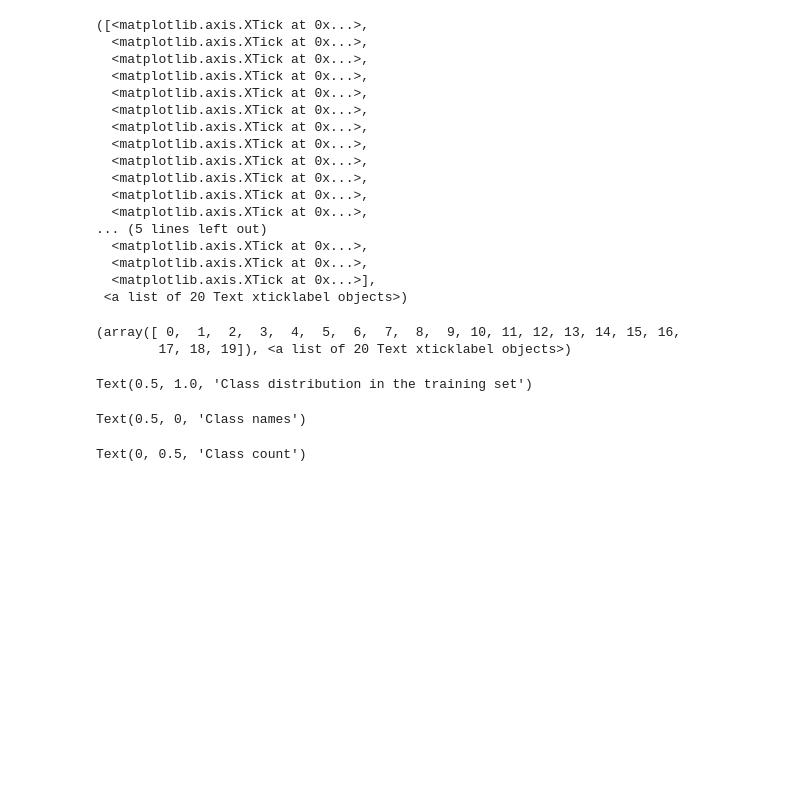
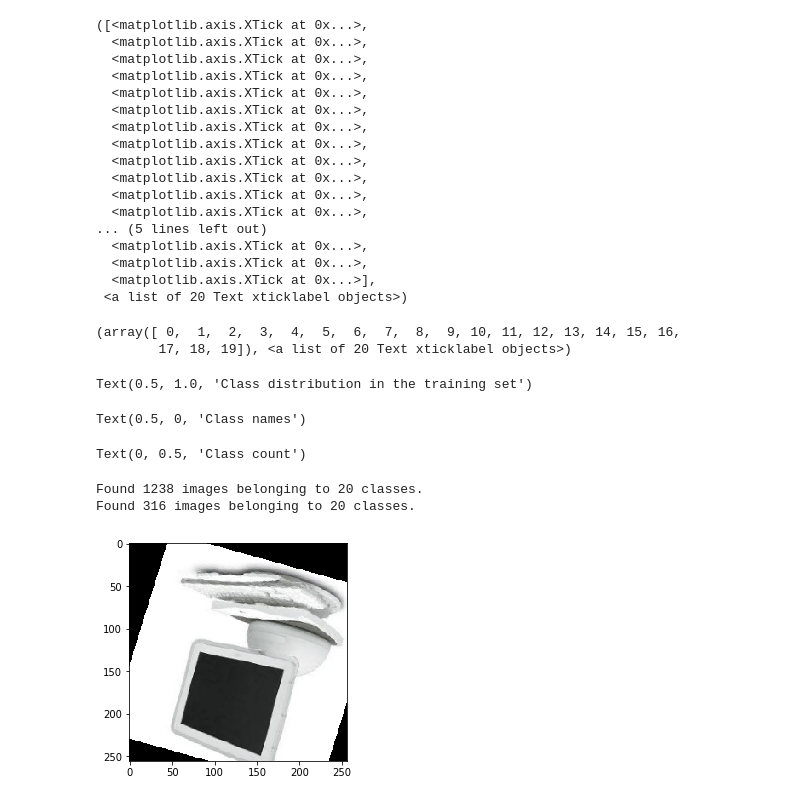
Before and after one commit to tangtang95/homework_1_anndl, a Jupyter notebook: notebooks/data_exploration.ipynb, the cells around one changed output. Saved outputs shown, nothing was run; the diff lists cells and outputs as text; code cells hidden in the pictures; blank space fills up the shorter version.

Commit message:
Refactor seed

```diff
--- a/notebooks/data_exploration.ipynb
+++ b/notebooks/data_exploration.ipynb
@@ -161,3 +161,48 @@ plt.show()
 Text(0.5, 1.0, 'Class distribution in the training set')
 Text(0.5, 0, 'Class names')
 Text(0, 0.5, 'Class count')
+# %%
+
+from src.data_management.data_reader import *
+from src.training.training_with_callbacks import *
+from src.model.models import INCRES
+import os
+import tensorflow as tf
+
+#%%
+
+tf.random.set_seed(get_seed())
+
+root_path = os.getcwd()
+root_path = os.path.join(root_path, "..")
+num_classes = 20
+
+# Reading the data
+bs=32
+img_h = 256
+img_w = 256
+train_dataset, valid_dataset, train_gen, valid_gen = read_training_data(root_path, bs=bs, img_h=img_h,
+                                                                        img_w=img_w, to_rescale=True)
+
+import matplotlib.pyplot as plt
+import numpy as np
+
+iterator = iter(train_dataset)
+
+fig = plt.figure()
+ax = fig.gca()
+fig.show()
+
+image, target = next(iterator)
+image0 = image[0]  # First element
+image0 = image0 * 255
+image1 = image[1]  # First element
+image1 = image1 * 255
+
+
+plt.imshow(np.uint8(image1))
+fig.canvas.draw()
+# %% [output]
+Found 1238 images belonging to 20 classes.
+Found 316 images belonging to 20 classes.
+[figure, added]
```
Also changed, not shown: parts of 1 cell of this notebook, 5 other files.
